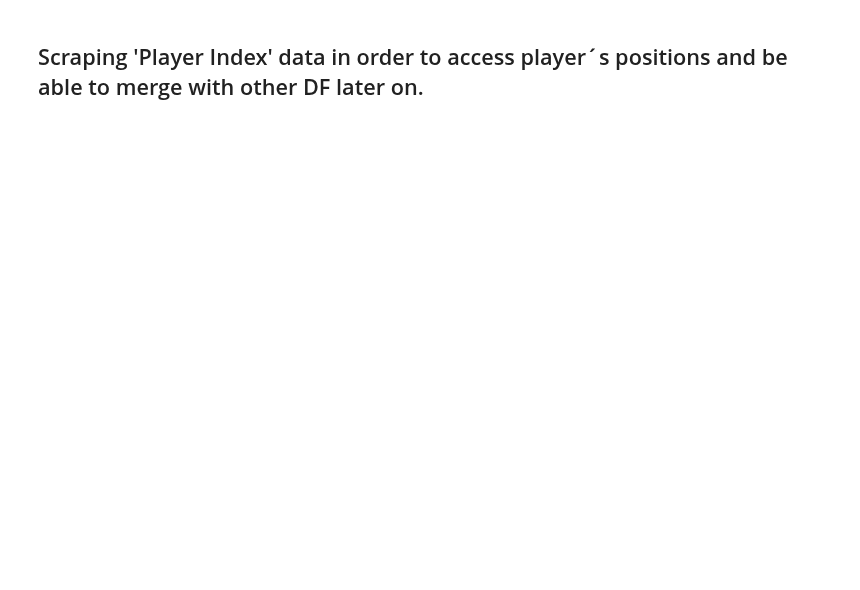
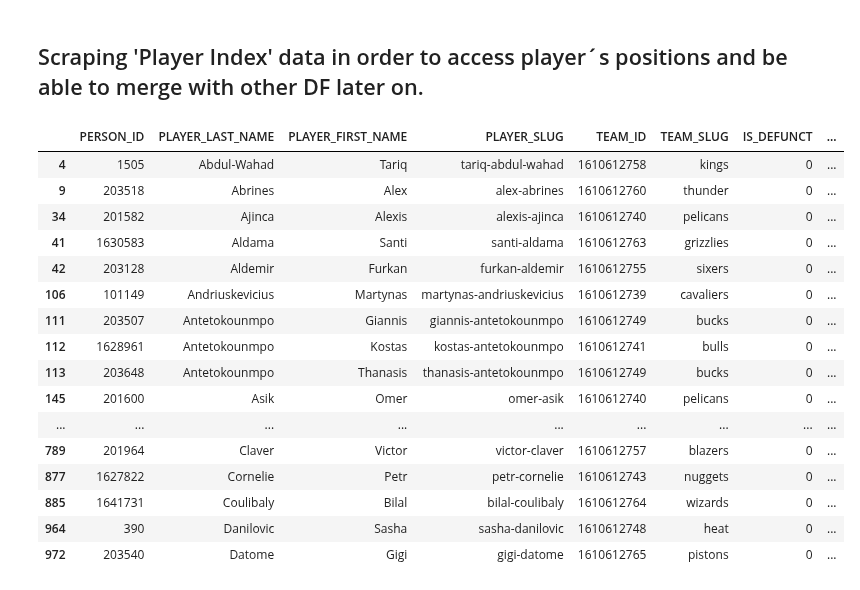
Before and after one commit to NEAT-Scouting-Data-Analytics/NEAT-Scouting-Data-Analytics, a Jupyter notebook: nba_player_index.ipynb, the cells around one changed output. Drawn from its saved outputs; the diff is of its cells as text; code cells hidden in the pictures; blank space fills up the shorter version.

```diff
--- a/nba_player_index.ipynb
+++ b/nba_player_index.ipynb
@@ -42,4 +42,22 @@ data_link = pd.DataFrame(data_bio_index, columns=df_cols_short_index)
 data_link_filtered = data_link[(data_link['TO_YEAR'] >= '1996') & (data_link['COUNTRY'].isin(european_counties))]
 # %%
 # Calling dataframe
-data_link_filtered
+data_link_filtered.head(40)
+# %% [output]
+|  | PERSON_ID | PLAYER_LAST_NAME | PLAYER_FIRST_NAME | PLAYER_SLUG | TEAM_ID | TEAM_SLUG | IS_DEFUNCT | ... |
+| 4 | 1505 | Abdul-Wahad | Tariq | tariq-abdul-wahad | 1610612758 | kings | 0 | ... |
+| 9 | 203518 | Abrines | Alex | alex-abrines | 1610612760 | thunder | 0 | ... |
+| 34 | 201582 | Ajinca | Alexis | alexis-ajinca | 1610612740 | pelicans | 0 | ... |
+| 41 | 1630583 | Aldama | Santi | santi-aldama | 1610612763 | grizzlies | 0 | ... |
+| 42 | 203128 | Aldemir | Furkan | furkan-aldemir | 1610612755 | sixers | 0 | ... |
+| 106 | 101149 | Andriuskevicius | Martynas | martynas-andriuskevicius | 1610612739 | cavaliers | 0 | ... |
+| 111 | 203507 | Antetokounmpo | Giannis | giannis-antetokounmpo | 1610612749 | bucks | 0 | ... |
+| 112 | 1628961 | Antetokounmpo | Kostas | kostas-antetokounmpo | 1610612741 | bulls | 0 | ... |
+| 113 | 203648 | Antetokounmpo | Thanasis | thanasis-antetokounmpo | 1610612749 | bucks | 0 | ... |
+| 145 | 201600 | Asik | Omer | omer-asik | 1610612740 | pelicans | 0 | ... |
+| ... | ... | ... | ... | ... | ... | ... | ... | ... |
+| 789 | 201964 | Claver | Victor | victor-claver | 1610612757 | blazers | 0 | ... |
+| 877 | 1627822 | Cornelie | Petr | petr-cornelie | 1610612743 | nuggets | 0 | ... |
+| 885 | 1641731 | Coulibaly | Bilal | bilal-coulibaly | 1610612764 | wizards | 0 | ... |
+| 964 | 390 | Danilovic | Sasha | sasha-danilovic | 1610612748 | heat | 0 | ... |
+| 972 | 203540 | Datome | Gigi | gigi-datome | 1610612765 | pistons | 0 | ... |
```
